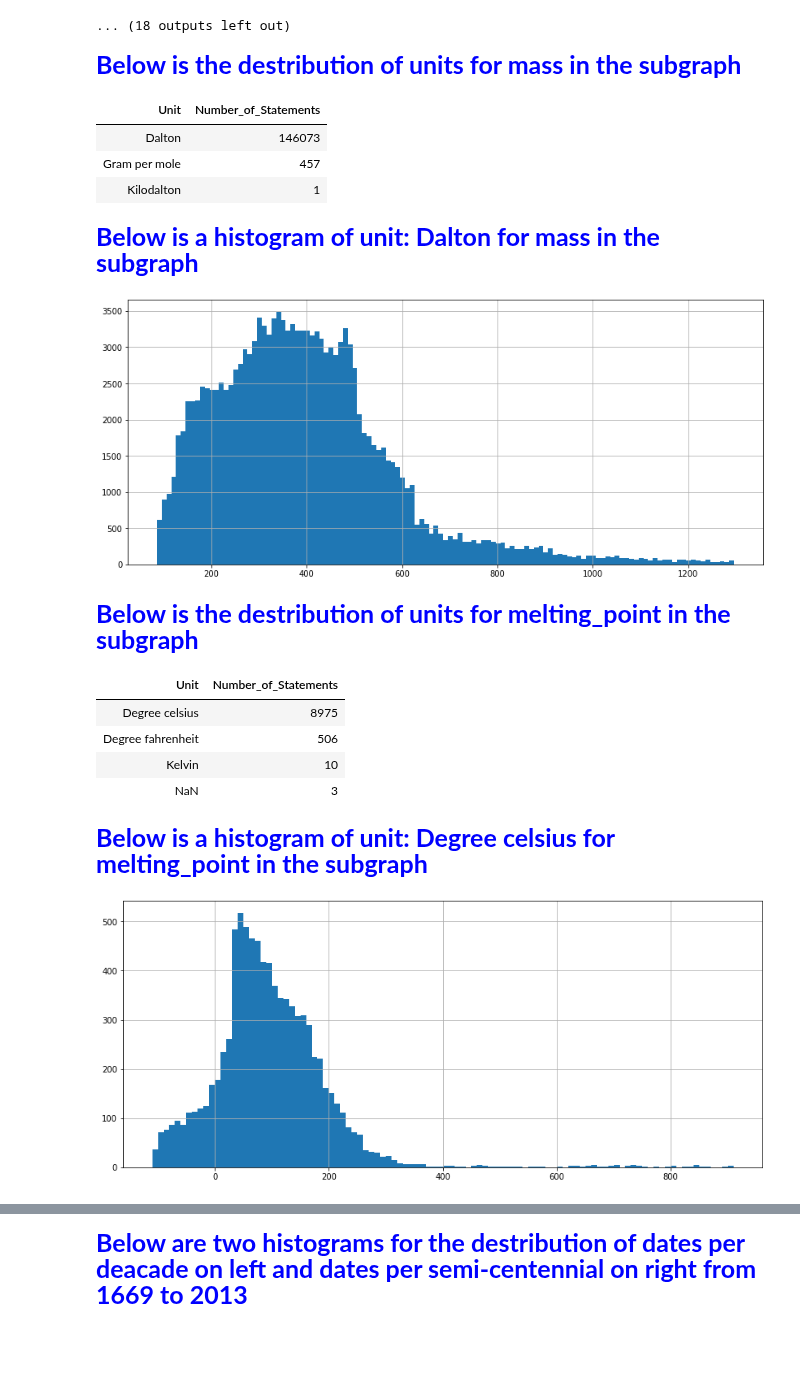
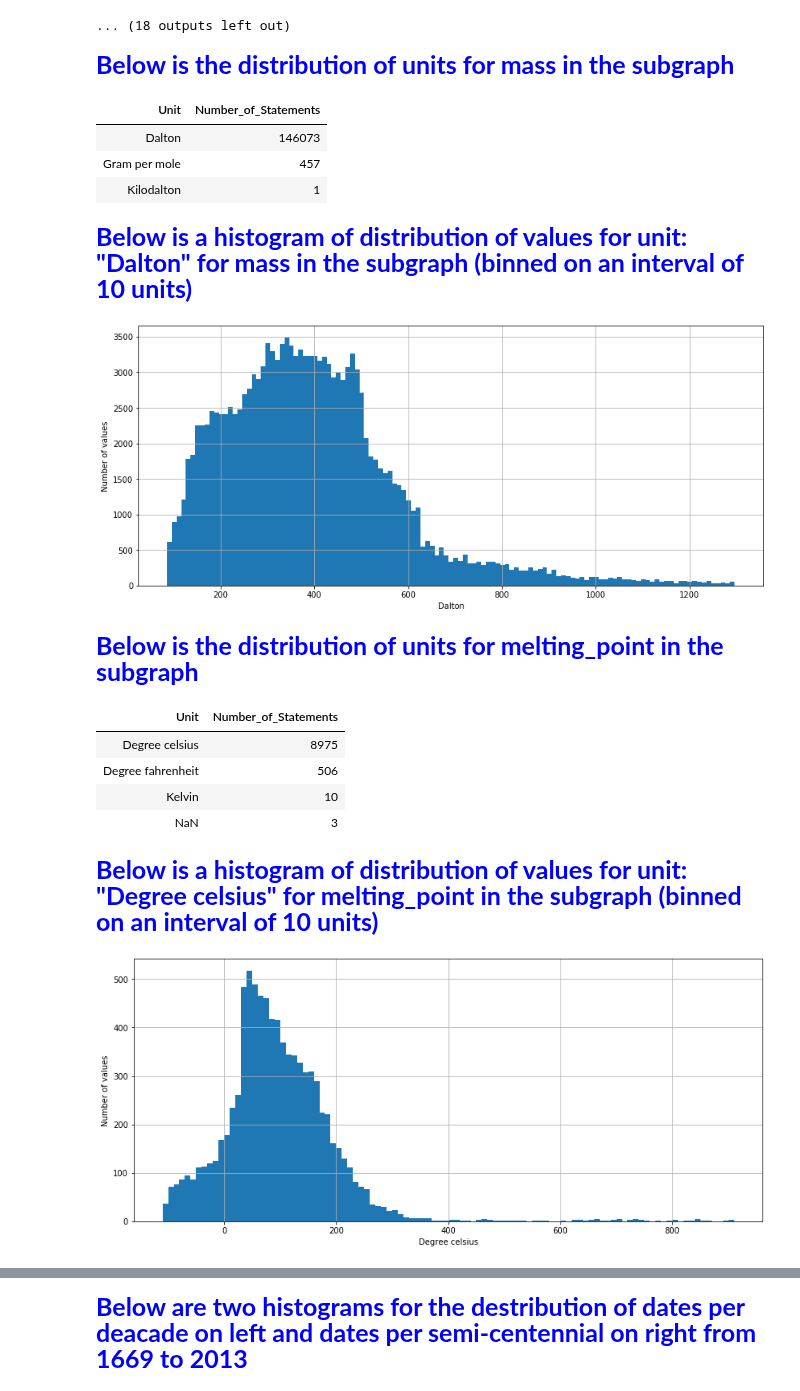
Before and after one commit to usc-isi-i2/kgtk, a Jupyter notebook: examples/Example_10_Wikidata_Subgraph_Statistics.ipynb, the cells around one changed output, grey strips where cells are left out. Saved outputs shown, nothing was run; the diff lists cells and outputs as text; code cells hidden in the pictures; blank space fills up the shorter version.

Commit message:
Added labels in the graph

```diff
--- a/examples/Example_10_Wikidata_Subgraph_Statistics.ipynb
+++ b/examples/Example_10_Wikidata_Subgraph_Statistics.ipynb
@@ -695,13 +695,13 @@ try:
 
         display(HTML(df_class_example[:3].to_html(index=False)))
 
-        printmd("Destribution of outgoing Properties from instances of " + ele["Class_Label"] +" Class",'black',size=18)
+        printmd("Distribution of outgoing Properties from instances of " + ele["Class_Label"] +" Class",'black',size=18)
         display(HTML(df_prop_all[:10].to_html(index=False)))
 
         df_prop_incoming = find_properties_incoming(df_class_example)
         df_prop_incoming.to_csv(os.path.join(os.getenv('CLASS_FOLDER'),output_file_prop_incoming),sep='\t')
 
-        printmd("Destribution of incoming Properties to instances of " + ele["Class_Label"] +" Class",'black',size=18)
+        printmd("Distribution of incoming Properties to instances of " + ele["Class_Label"] +" Class",'black',size=18)
         display(HTML(df_prop_incoming[:10].to_html(index=False)))
 
         printmd("------------------------------------------------------------------------------------------")
@@ -907,7 +907,7 @@ for index,ele in pd_quantity_property.iterrows():
     pd_unit_destribution_display.to_csv(os.path.join(os.getenv('PROPERTY_OVERVIEW'),output_file_units_destribution),sep='\t')
 
     #Displaying the destribution of qunatities for a property
-    printmd("Below is the destribution of units for " + prop_label + " in the subgraph",'blue')
+    printmd("Below is the distribution of units for " + prop_label + " in the subgraph",'blue')
     display(HTML(pd_unit_destribution_display.to_html(index=False)))
 
     #Finding the most prevalent unit
@@ -917,43 +917,45 @@ for index,ele in pd_quantity_property.iterrows():
         most_prevalent_unit_qnode = pd_unit_destribution.iloc[0]['Unit']
         most_prevalent_unit_label = pd_unit_destribution_display.iloc[0]["Unit"]
 
         # Dynamically setting the name of output file corresponding to the magnitude destrbution of most prevalent unit
         output_file_magnitude_destribution = prop_label +"_" + most_prevalent_unit_label.replace(" ","_") + "_magnitude_destribution.tsv"
 
         # Running Command 2
         run_command(cmd2,{"_output_file":output_file_magnitude_destribution,"_prop":pnode,"__unit":most_prevalent_unit_qnode})
 
         # Loading the destribution of the magnitudes for a property and unit in a dataframe
         magnitude_distribution = pd.read_csv(os.path.join(os.getenv('PROPERTY_OVERVIEW'),output_file_magnitude_destribution),delimiter='\t')
 
         # Binnig the magnitudes for displaying the histogram
         bin_values = np.arange(start=magnitude_distribution.quantile(.01)['Magnitude'], stop=magnitude_distribution.quantile(.99)['Magnitude'], step=10)
 
         #Displaying the histogram
-        printmd('Below is a histogram of unit: '+most_prevalent_unit_label +' for ' + prop_label + ' in the subgraph','blue')
+        printmd('Below is a histogram of distribution of values for unit: "'+most_prevalent_unit_label +'" for ' + prop_label + ' in the subgraph (binned on an interval of 10 units)','blue')
         magnitude_distribution['Magnitude'].hist(bins=bin_values, figsize=[14,6])
         magnitude_distribution = magnitude_distribution['Magnitude'].value_counts(bins=bin_values, sort=False)
 
-
+        plt.xlabel(most_prevalent_unit_label)
+        plt.ylabel("Number of values")
         plt.show()
         plt.figure()
+
         #Saving the file
         magnitude_distribution.to_csv(os.path.join(os.getenv('PROPERTY_OVERVIEW'),output_file_magnitude_destribution),sep='\t')
 # except Exception as e:
 #     print(e)
 # %% [output]
-Below is the destribution of units for mass in the subgraph
+Below is the distribution of units for mass in the subgraph
 | Unit | Number_of_Statements |
 | Dalton | 146073 |
 | Gram per mole | 457 |
 | Kilodalton | 1 |
-Below is a histogram of unit: Dalton for mass in the subgraph
+Below is a histogram of distribution of values for unit: "Dalton" for mass in the subgraph (binned on an interval of 10 units)
-[figure, old version]
+[figure, new version]
-Below is the destribution of units for melting_point in the subgraph
+Below is the distribution of units for melting_point in the subgraph
 | Unit | Number_of_Statements |
 | Degree celsius | 8975 |
 | Degree fahrenheit | 506 |
 | Kelvin | 10 |
 | NaN | 3 |
-Below is a histogram of unit: Degree celsius for melting_point in the subgraph
+Below is a histogram of distribution of values for unit: "Degree celsius" for melting_point in the subgraph (binned on an interval of 10 units)
-[figure, old version]
+[figure, new version]
```
Also changed, not shown: parts of 5 cells of this notebook.
